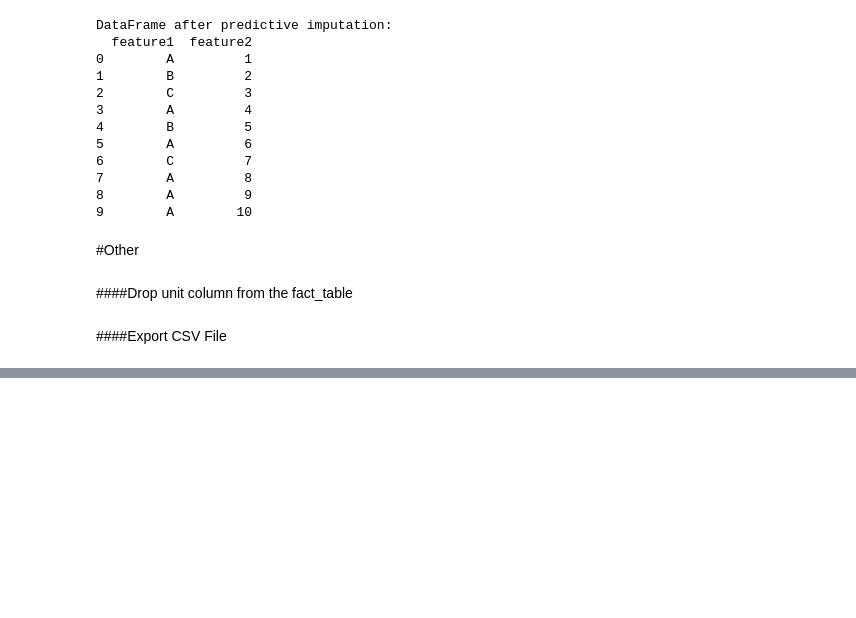
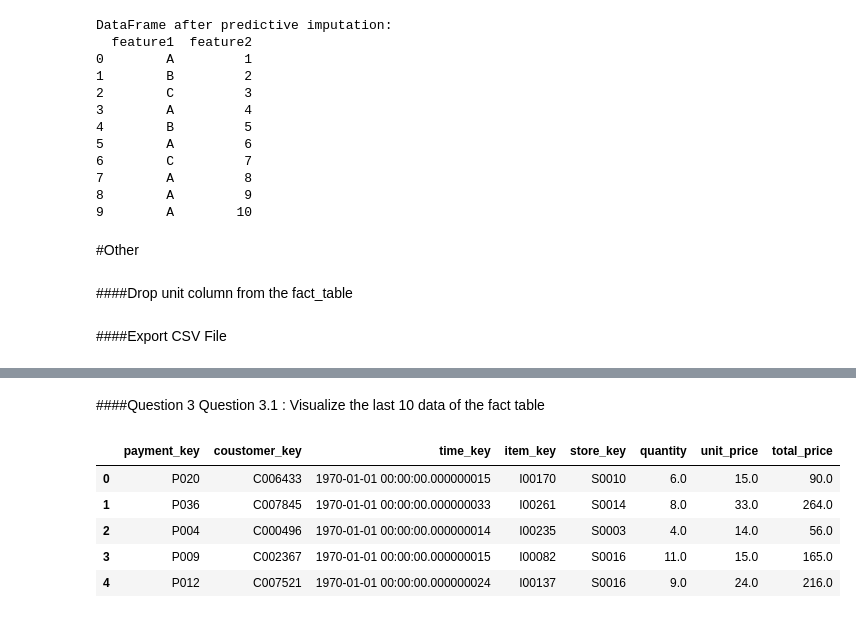
Before and after one commit to zahid-bracu/buet-business-analytics, a Jupyter notebook: Lecture_5_Data_Handling.ipynb, the cells around one changed output, grey strips where cells are left out. Saved outputs shown, nothing was run; the diff lists cells and outputs as text; code cells hidden in the pictures; blank space fills up the shorter version.

```diff
--- a/Lecture_5_Data_Handling.ipynb
+++ b/Lecture_5_Data_Handling.ipynb
@@ -274,0 +376,12 @@ fact_table.to_csv("fact_table.csv",index=False)
+# %% [markdown]
+####Question 3
+Question 3.1 : Visualize the last 10 data of the fact table
+# %%
+fact_table.head()
+# %% [output]
+|  | payment_key | coustomer_key | time_key | item_key | store_key | quantity | unit_price | total_price |
+| 0 | P020 | C006433 | 1970-01-01 00:00:00.000000015 | I00170 | S0010 | 6.0 | 15.0 | 90.0 |
+| 1 | P036 | C007845 | 1970-01-01 00:00:00.000000033 | I00261 | S0014 | 8.0 | 33.0 | 264.0 |
+| 2 | P004 | C000496 | 1970-01-01 00:00:00.000000014 | I00235 | S0003 | 4.0 | 14.0 | 56.0 |
+| 3 | P009 | C002367 | 1970-01-01 00:00:00.000000015 | I00082 | S0016 | 11.0 | 15.0 | 165.0 |
+| 4 | P012 | C007521 | 1970-01-01 00:00:00.000000024 | I00137 | S0016 | 9.0 | 24.0 | 216.0 |
```
Also changed, not shown: parts of 19 cells of this notebook.
